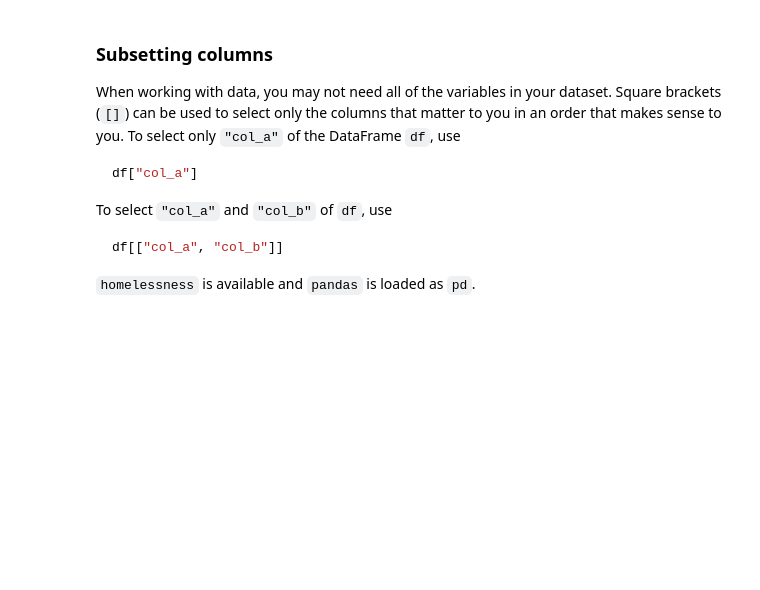
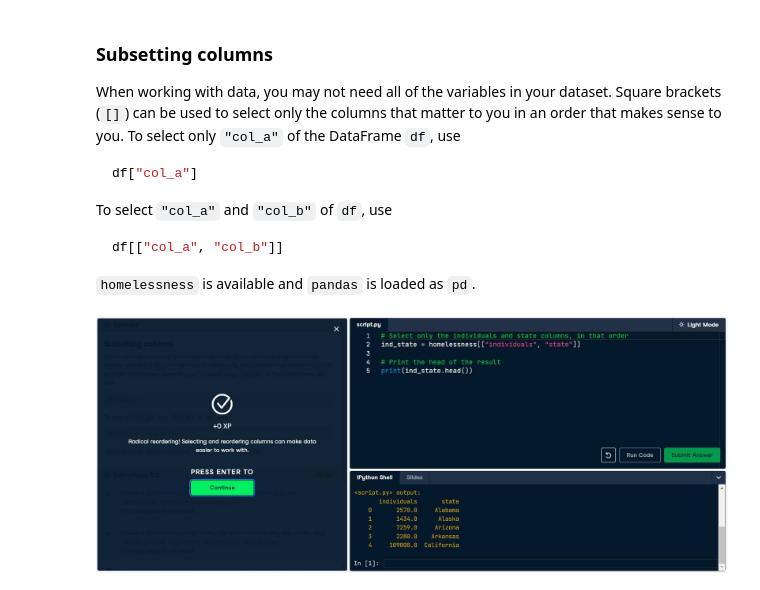
Before and after one commit to h-sutiwas/Python-for-Data-Science, a Jupyter notebook: Data Manipulation with pandas/Transforming DataFrames.ipynb, the cells around one changed output. Saved outputs shown, nothing was run; the diff lists cells and outputs as text; code cells hidden in the pictures; blank space fills up the shorter version.

```diff
--- a/Data Manipulation with pandas/Transforming DataFrames.ipynb
+++ b/Data Manipulation with pandas/Transforming DataFrames.ipynb
@@ -101,15 +101,17 @@ df[["col_a", "col_b"]]
 `homelessness` is available and `pandas` is loaded as `pd`.
 # %%
 # Open the image file
-img3 = Image.open('C:\Online Learning\DataCamp\Associate Data Scientist in Python\Picture\Transforming DataFrames\Screenshot 2024-06-23 230701.png')
+img4 = Image.open('C:\Online Learning\DataCamp\Associate Data Scientist in Python\Picture\Transforming DataFrames\Screenshot 2024-06-23 231052.png')
 
 # Convert the image from RGBA to RGB
-rgb_img3 = img3.convert('RGB')
+rgb_img4 = img4.convert('RGB')
 
 # Save the image to a bytes buffer in JPEG format
 buf = io.BytesIO()
-rgb_img3.save(buf, format='JPEG')
+rgb_img4.save(buf, format='JPEG')
 buf.seek(0)
 
 # Display the image in the notebook
 display(IPImage(data=buf.read(), format='jpeg'))
+# %% [output]
+[figure, added]
```
Also changed, not shown: 1 other file.
